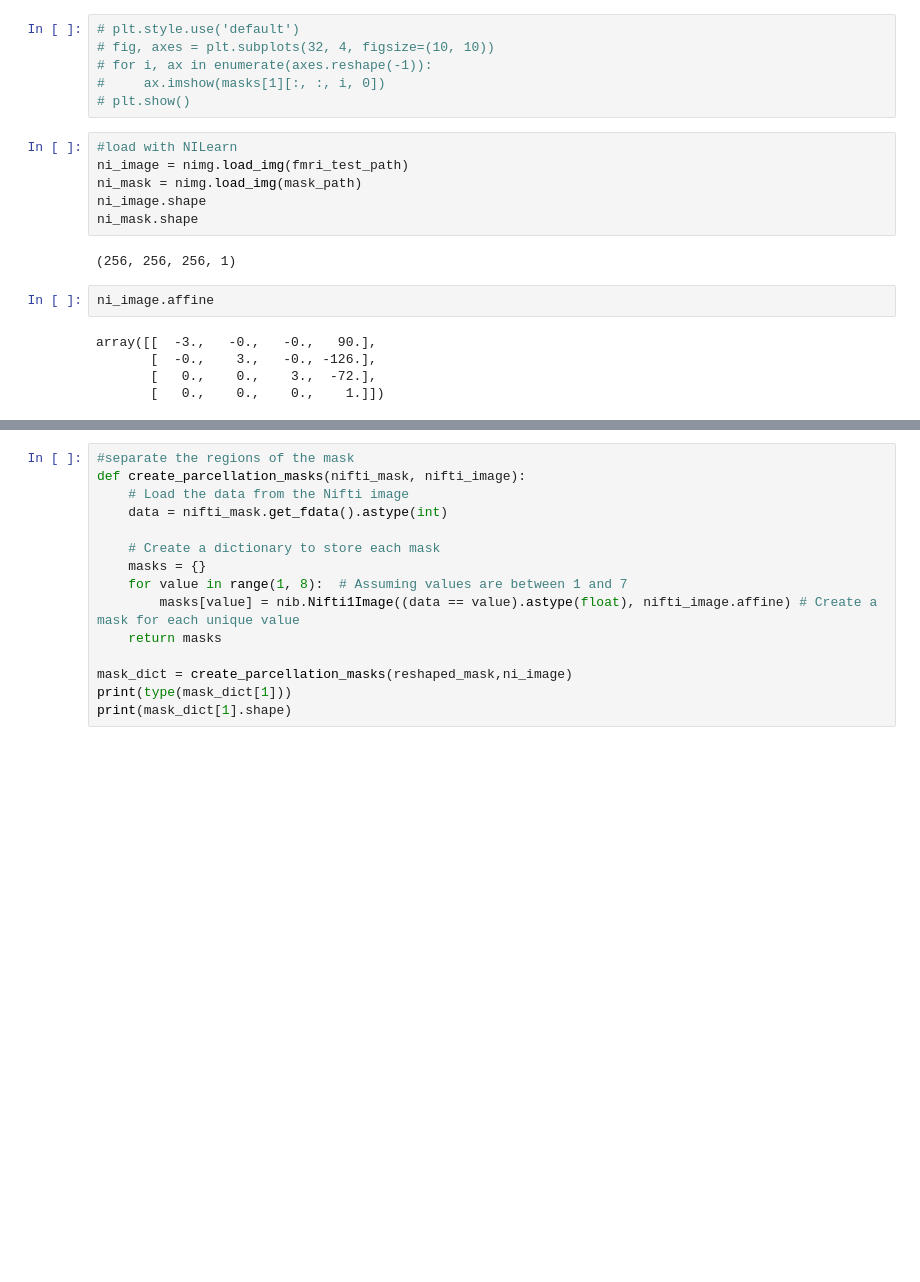
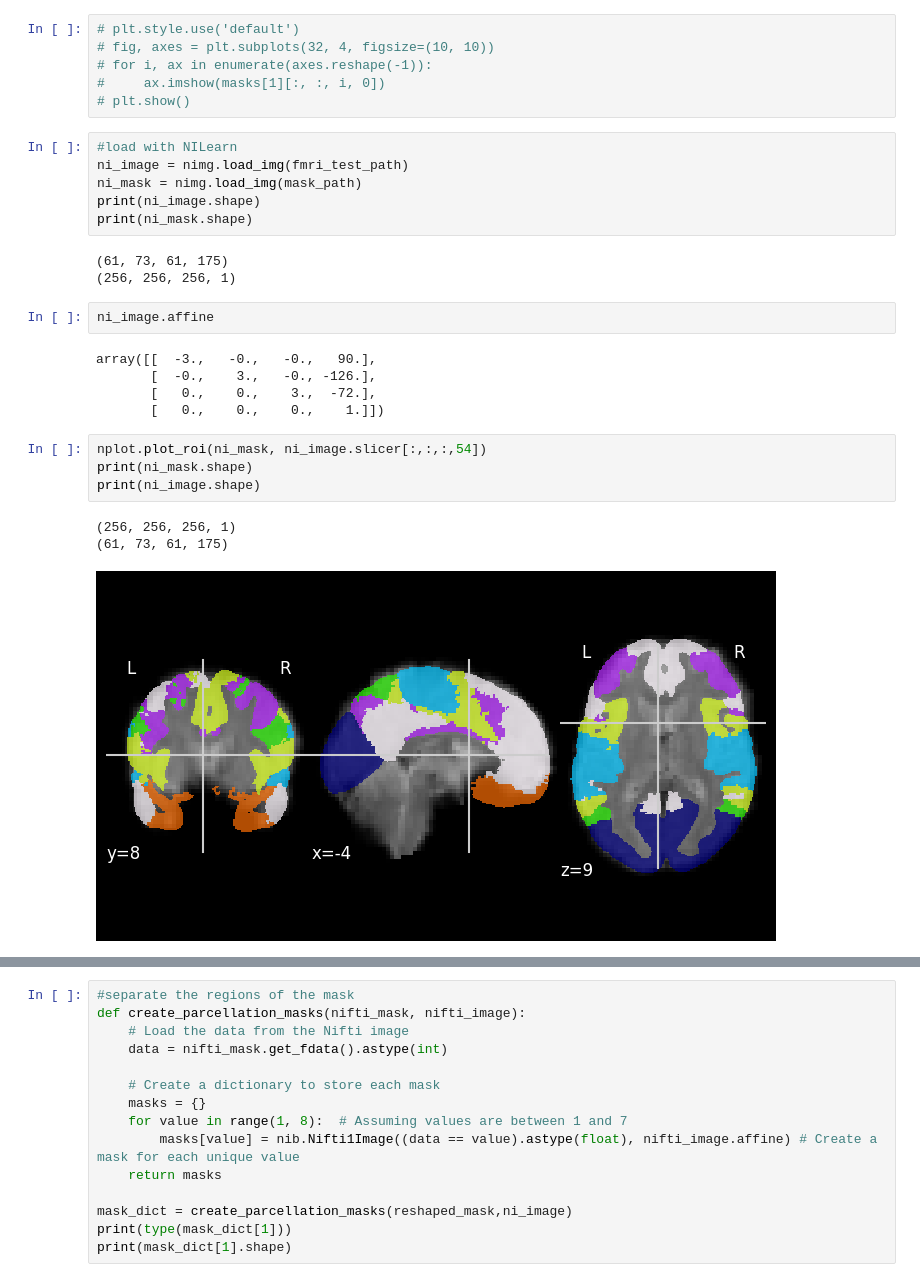
Before and after one commit to NicolaClark/Exploring_Neurodiversity_from_Neuroimaging, a Jupyter notebook: reader.ipynb, the cells around one changed output, grey strips where cells are left out. Cells and saved outputs as stored; diff of their text form; blank space fills up the shorter version.

Commit message:
add tight mask

```diff
--- a/reader.ipynb
+++ b/reader.ipynb
@@ -69,9 +69,10 @@ plt.show()
 #load with NILearn
 ni_image = nimg.load_img(fmri_test_path)
 ni_mask = nimg.load_img(mask_path)
-ni_image.shape
-ni_mask.shape
+print(ni_image.shape)
+print(ni_mask.shape)
 # %% [output]
+(61, 73, 61, 175)
 (256, 256, 256, 1)
 # %%
 ni_image.affine
@@ -80,3 +81,11 @@ array([[  -3.,   -0.,   -0.,   90.],
        [  -0.,    3.,   -0., -126.],
        [   0.,    0.,    3.,  -72.],
        [   0.,    0.,    0.,    1.]])
+# %%
+nplot.plot_roi(ni_mask, ni_image.slicer[:,:,:,54])
+print(ni_mask.shape)
+print(ni_image.shape)
+# %% [output]
+(256, 256, 256, 1)
+(61, 73, 61, 175)
+[figure, added]
```
Also changed, not shown: parts of 21 cells of this notebook, 1 other file.
